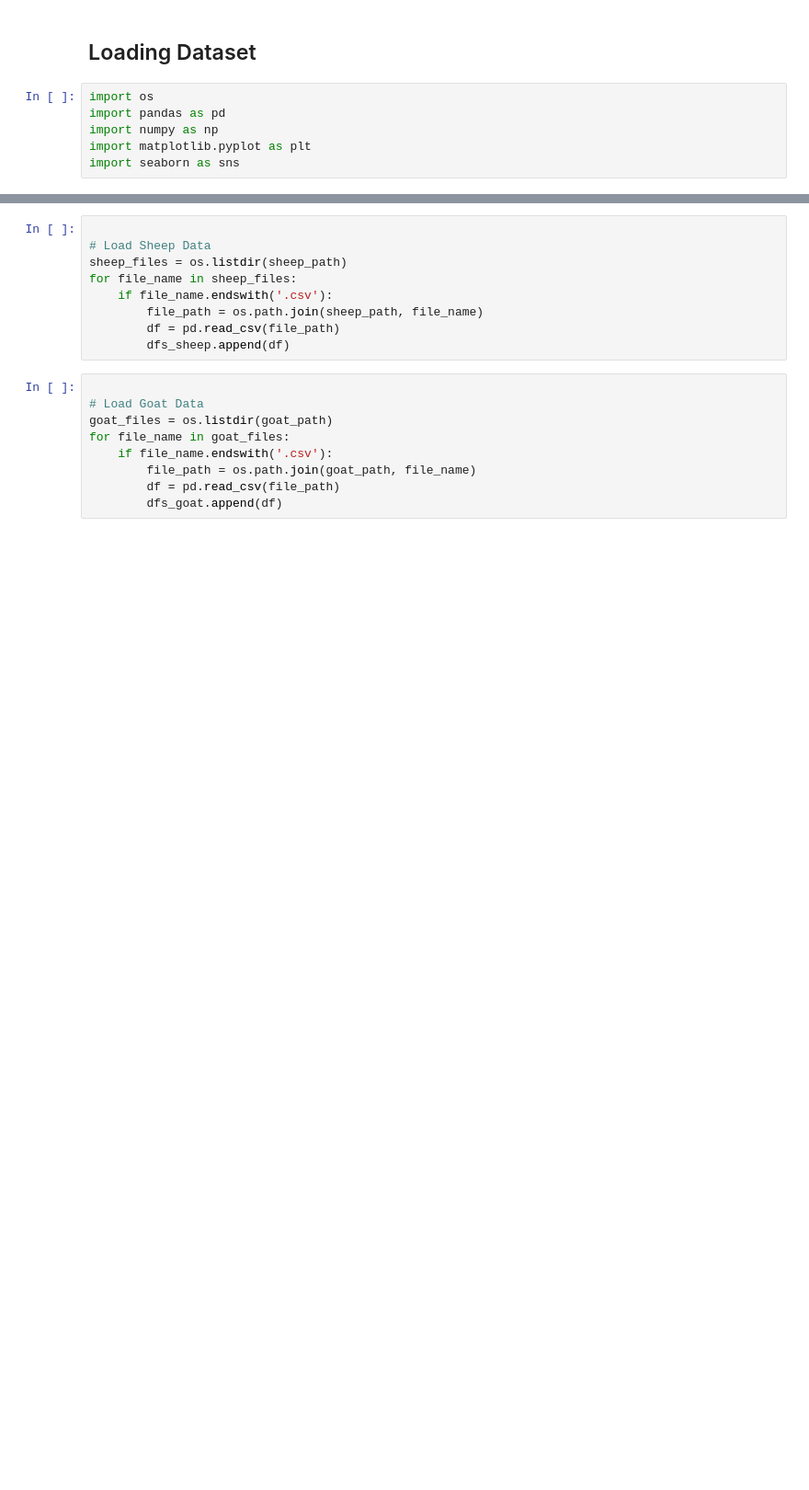
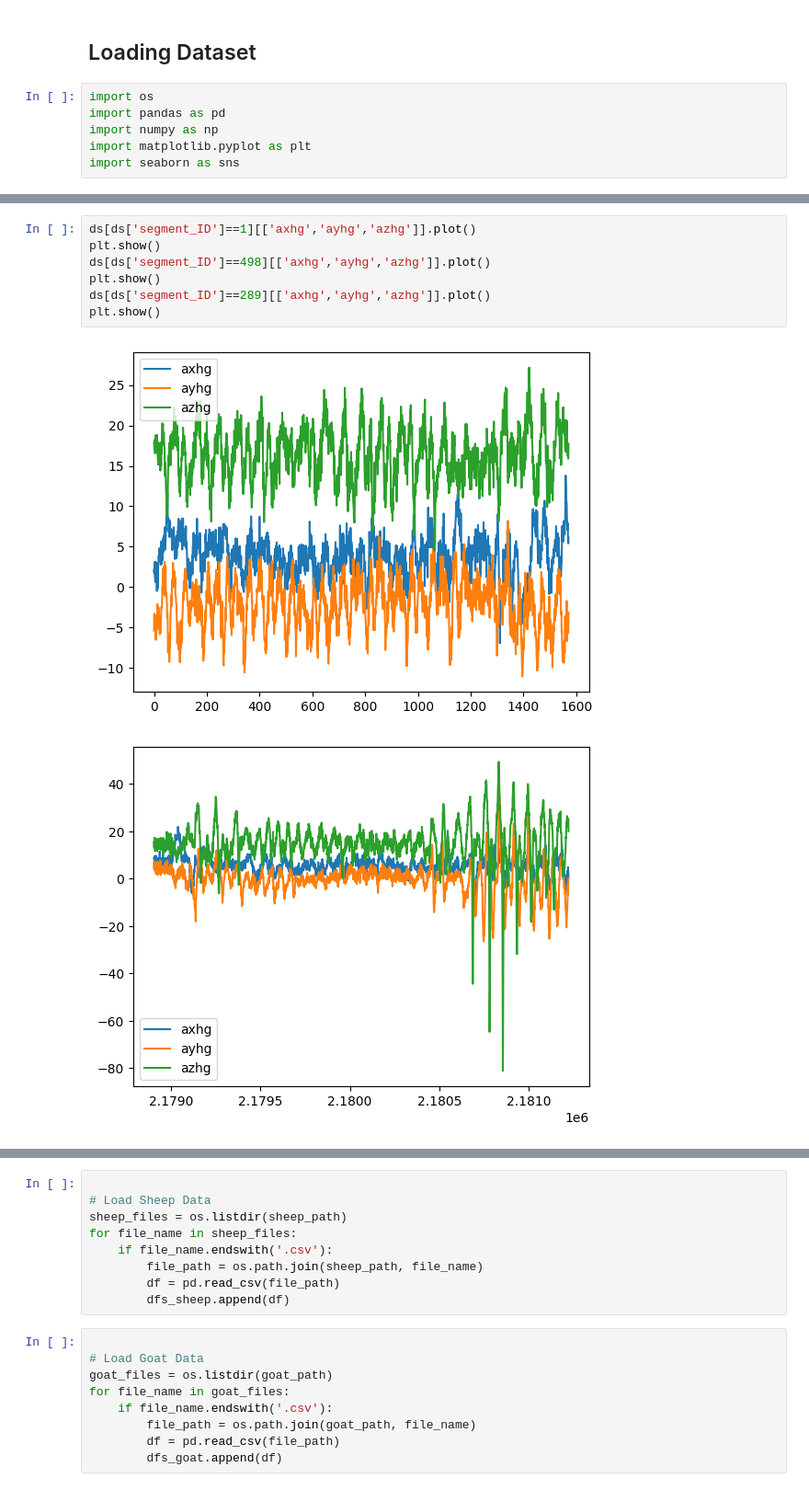
Before and after one commit to SharathRajMohan/AnimalCollarAI, a Jupyter notebook: AnimalMonitoring.ipynb, the cells around one changed output, grey strips where cells are left out. Shown: that part at 92% size. Saved outputs shown, nothing was run; the diff lists cells and outputs as text; blank space fills up the shorter version.

```diff
--- a/AnimalMonitoring.ipynb
+++ b/AnimalMonitoring.ipynb
@@ -29,0 +118,10 @@ dfs_goat = []
+# %%
+ds[ds['segment_ID']==1][['axhg','ayhg','azhg']].plot()
+plt.show()
+ds[ds['segment_ID']==498][['axhg','ayhg','azhg']].plot()
+plt.show()
+ds[ds['segment_ID']==289][['axhg','ayhg','azhg']].plot()
+plt.show()
+# %% [output]
+[figure, added]
+[figure, added]
```
Also changed, not shown: parts of 13 cells of this notebook, 2 other files.
